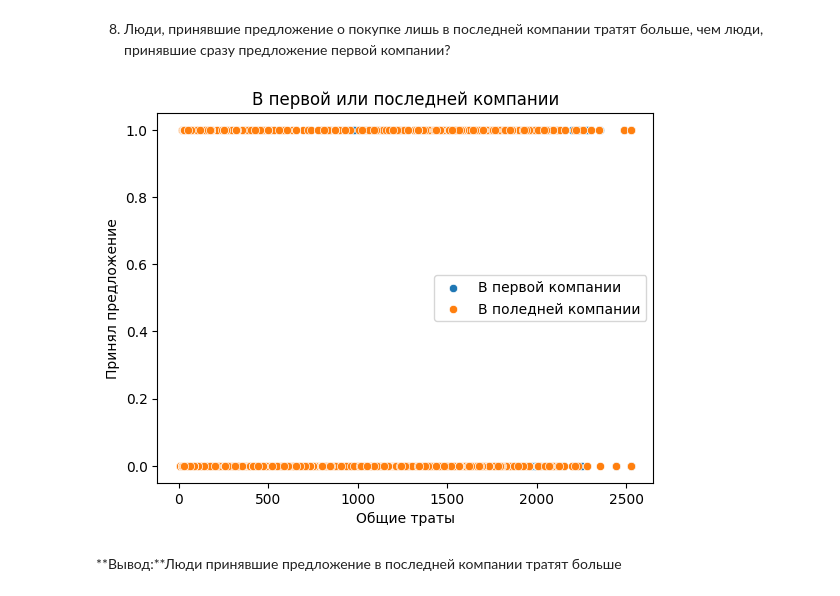
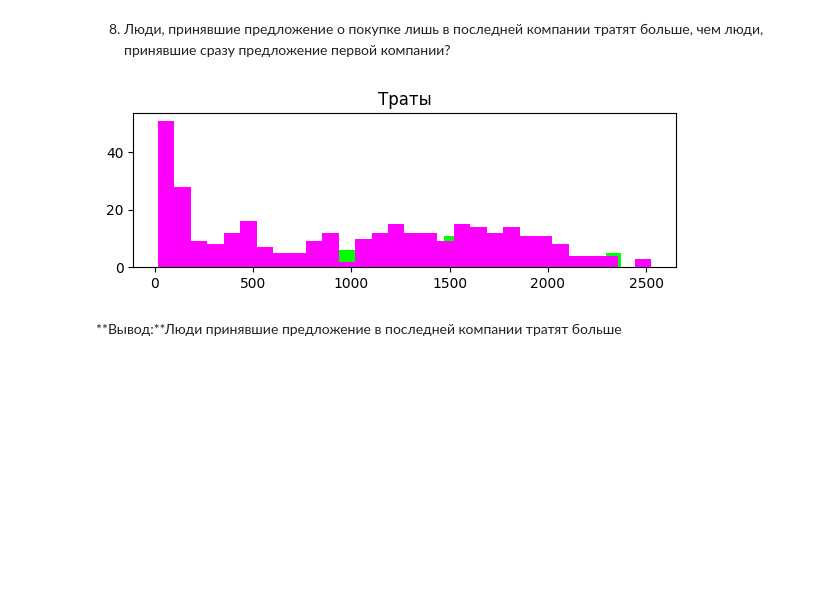
Before and after one commit to korsh624/DS, a Jupyter notebook: 1.9/HW_1RAZDEL_PRO_forstud.ipynb, the cells around one changed output. Drawn from its saved outputs; the diff is of its cells as text; code cells hidden in the pictures; blank space fills up the shorter version.

```diff
--- a/1.9/HW_1RAZDEL_PRO_forstud.ipynb
+++ b/1.9/HW_1RAZDEL_PRO_forstud.ipynb
@@ -430,15 +428,20 @@ plt.show()
 # %% [markdown]
 8. Люди, принявшие предложение о покупке лишь в последней компании тратят больше, чем люди, принявшие сразу предложение первой компании?
 # %%
-sns.scatterplot(x='Total_Purchase', y='AcceptedCmp1', data=df, label='В первой компании')
-sns.scatterplot(x='Total_Purchase', y='Response', data=df, label='В поледней компании')
-plt.xlabel('Общие траты')
-plt.ylabel('Принял предложение')
-plt.title('В первой или последней компании')
-plt.legend()
+group_AcceptedCmp1 = df[df['AcceptedCmp1'] == 1]
+group_Response = df[df['Response'] == 1]
+response_Total_Purchase=group_Response['Total_Purchase'].sum()
+AcceptedCmp1_Total_Purchase=group_AcceptedCmp1['Total_Purchase'].sum()
+response_Total_Purchase
+AcceptedCmp1_Total_Purchase
+plt.figure(figsize=(7,2))
+plt.title('Траты')
+plt.hist(group_AcceptedCmp1.Total_Purchase, bins=30,color='lime')
+plt.hist(group_Response.Total_Purchase, bins=30, color='magenta')
+plt.xlabel('')
 plt.show()
 # %% [output]
-[figure, old version]
+[figure, new version]
 # %% [markdown]
 **Вывод:**Люди принявшие предложение в последней компании тратят больше
 # %% [markdown]
```
Also changed, not shown: parts of 5 cells of this notebook.
